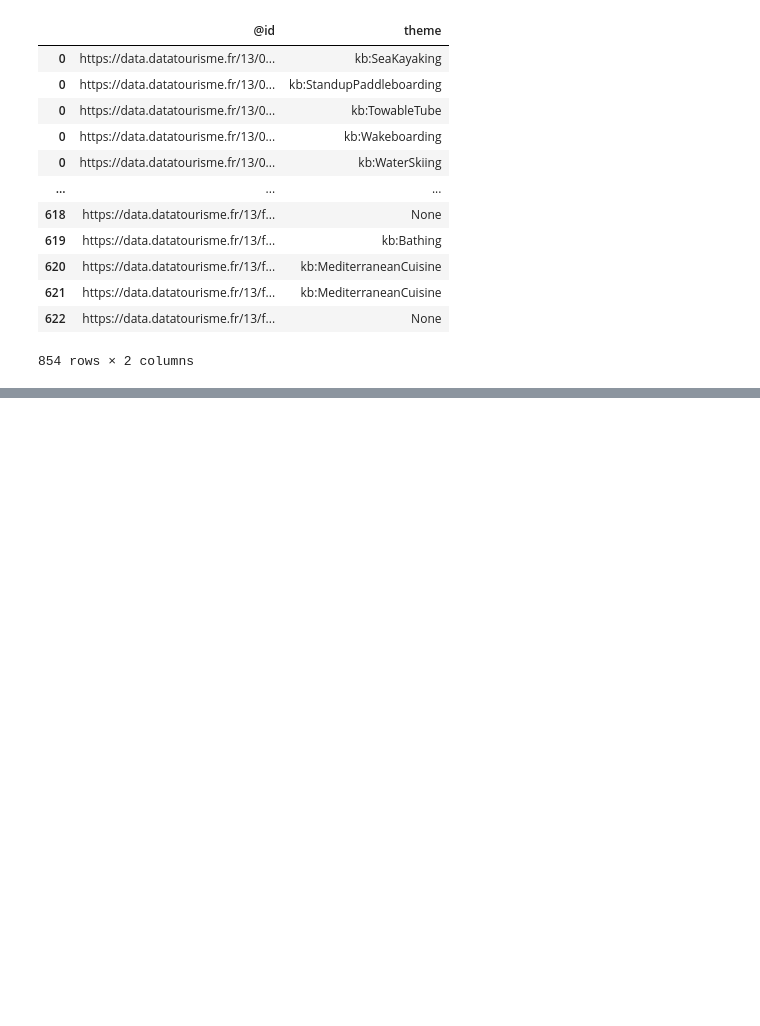
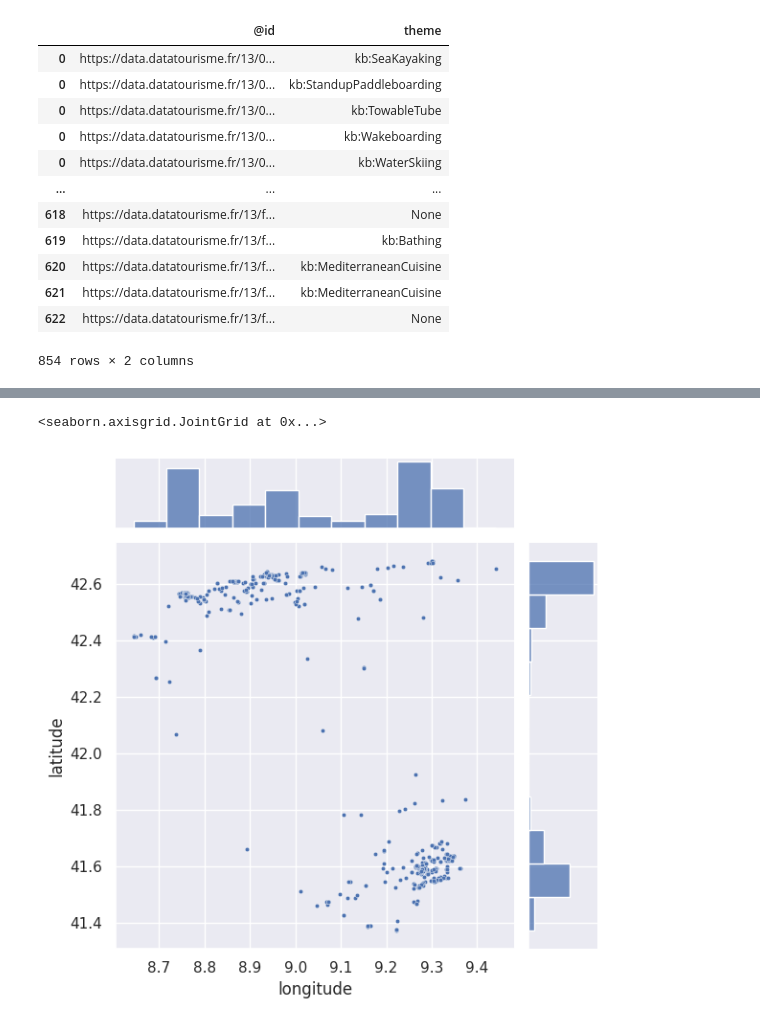
Before and after one commit to ThomasFavrel/ItineraireDeVoyage, a Jupyter notebook: Notebboks/Exploration.ipynb, the cells around one changed output, grey strips where cells are left out. Drawn from its saved outputs; the diff is of its cells as text; code cells hidden in the pictures; blank space fills up the shorter version.

```diff
--- a/Notebboks/Exploration.ipynb
+++ b/Notebboks/Exploration.ipynb
@@ -956,0 +900,2 @@ df_ML.to_csv("df_ML.csv")
+# %%
+df_ML = df_POI[['@id', 'type_2','Ville', 'CodePostale', 'Departement', 'Region', 'schema:geo.schema:latitude', 'schema:geo.schema:longitude']].set_index('@id')
@@ -956,0 +911,5 @@ df_ML.to_csv("df_ML.csv")
+# %%
+sns.jointplot(x='longitude', y='latitude', data=df_ML, s=10)
+# %% [output]
+<seaborn.axisgrid.JointGrid at 0x...>
+[figure, added]
```
Also changed, not shown: parts of 54 cells of this notebook, 2 other files.
